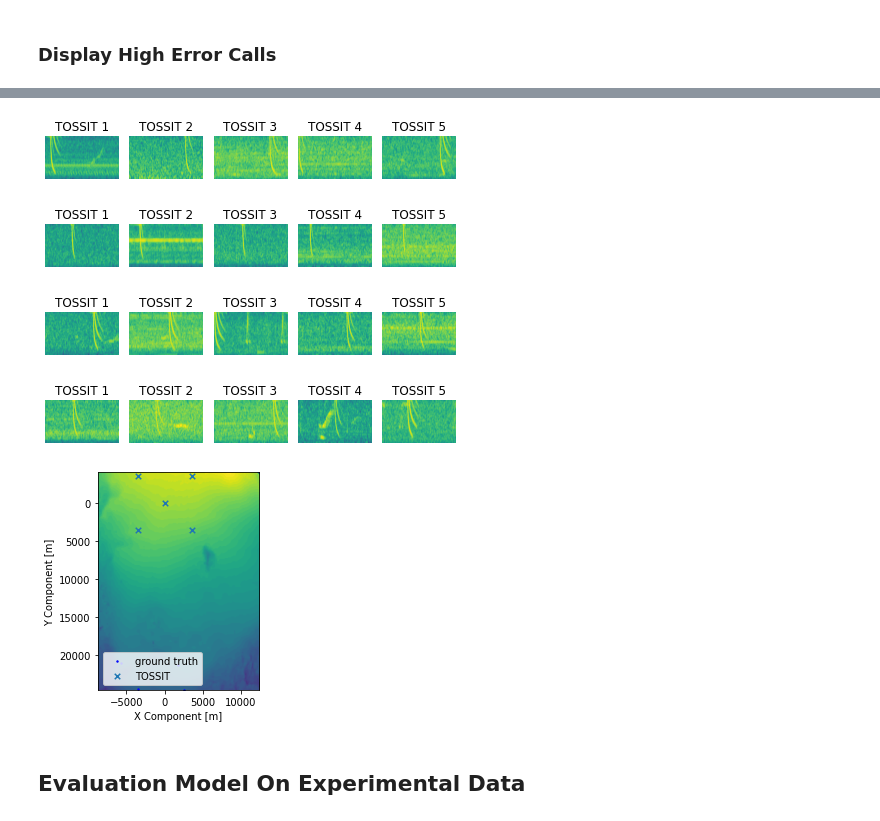
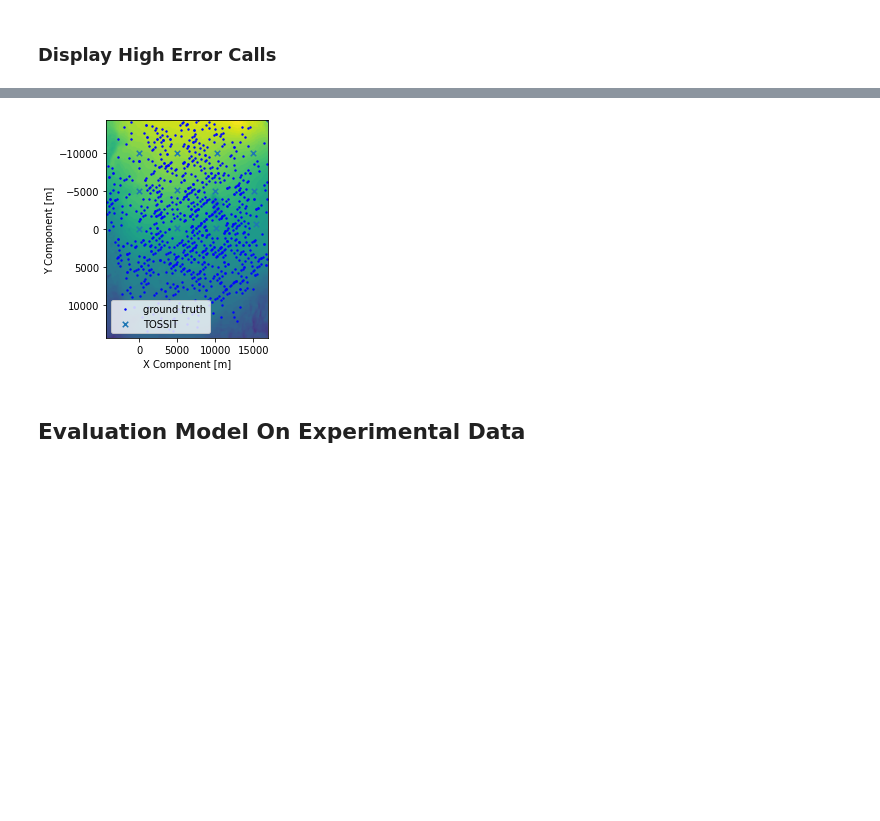
Before and after one commit to whoi-mars/Whale-Gunshot-Localization, a Jupyter notebook: evaluate/evaluate_location_prediction_and_classify.ipynb, the cells around one changed output, grey strips where cells are left out. Drawn from its saved outputs; the diff is of its cells as text; code cells hidden in the pictures; blank space fills up the shorter version.

Commit message:
running experiments

```diff
--- a/evaluate/evaluate_location_prediction_and_classify.ipynb
+++ b/evaluate/evaluate_location_prediction_and_classify.ipynb
@@ -170,43 +168,6 @@ Accuracy: 1.0
 Precision: 1.0
 Recall: 1.0
 # %%
-def localize(r_p, c_p, c_t):
-
-    # get locations of TOSSITs
-    TOSSIT_locations = np.asarray([config['TOSSIT']['TOSSIT_y'], config['TOSSIT']['TOSSIT_x']]).T
-
-    # to store locations
-    locs = np.zeros((r_p.shape[0], 2))
-
-    # iterate through experimental call sets
-    for i in tqdm(range(r_p.shape[0])):
-
-        ones = np.where((c_p[i] == 1) & (c_t[i] == 1))[0]
-
-        if len(ones) >= 3:
-            def obj(x):
-                # calculate l2s between TOSSIT positions and predicted location
-                l2 = np.sqrt((TOSSIT_locations[ones,0] - x[0]) ** 2 + (TOSSIT_locations[ones,1] - x[1]) ** 2)
-
-                # return sum squared error between l2s and predicted ranges
-                return np.sum((l2.squeeze() - r_p[i,ones].squeeze()) ** 2)
-
-            # minimize
-            res = minimize(obj, [0, 0], method='Nelder-Mead', options={'disp': False})
-
-            # extract results
-            if len(res.x.shape) == 1:
-                x = np.expand_dims(res.x, axis=0)
-            else:
-                x = res.x
-
-            # store results
-            locs[i,:] = x
-        else:
-            locs[i,:] = -1
-
-    return locs
-
 def localize_gtsam(r_p, c_p, c_t):
 
     # get locations of TOSSITs
@@ -264,7 +225,7 @@ def localize_gtsam(r_p, c_p, c_t):
 
     return locs
 
-def localize_grid(r_p, c_p, c_t, delta_y=70, delta_x=70):
+def localize_grid(r_p, c_p, c_t, delta_y=50, delta_x=50):
 
     # get locations of TOSSITs
     TOSSIT_locations = np.asarray([config['TOSSIT']['TOSSIT_y'], config['TOSSIT']['TOSSIT_x']]).T
@@ -297,6 +258,8 @@ def localize_grid(r_p, c_p, c_t, delta_y=70, delta_x=70):
         else:
             locs[i,:] = -1
 
+
+
     return locs
 # %%
 locs = localize_grid(r_p, c_p, c_t)
@@ -567,8 +599,8 @@ plot_top_k_error(x_t,
                  c_t,
                  c_p,
                  dl[split],
-                 highest=True,
-                 k=4,
+                 highest=False,
+                 k=1000,
                  valid=True)
 # %% [output]
 |  | GT-P Distance [m] | Y-Component GT [m] | Y-Component P [m] | Y-Component Abs. Error [m] | X-Component GT [m] | ... |
@@ -579,8 +612,4 @@ plot_top_k_error(x_t,
-[figure, old version]
+[figure, new version]
-[figure, removed]
-[figure, removed]
-[figure, removed]
-[figure, removed]
 # %% [markdown]
 ## Evaluation Model On Experimental Data
 # %% [markdown]
```
Also changed, not shown: parts of 10 cells of this notebook, 1 other file.
